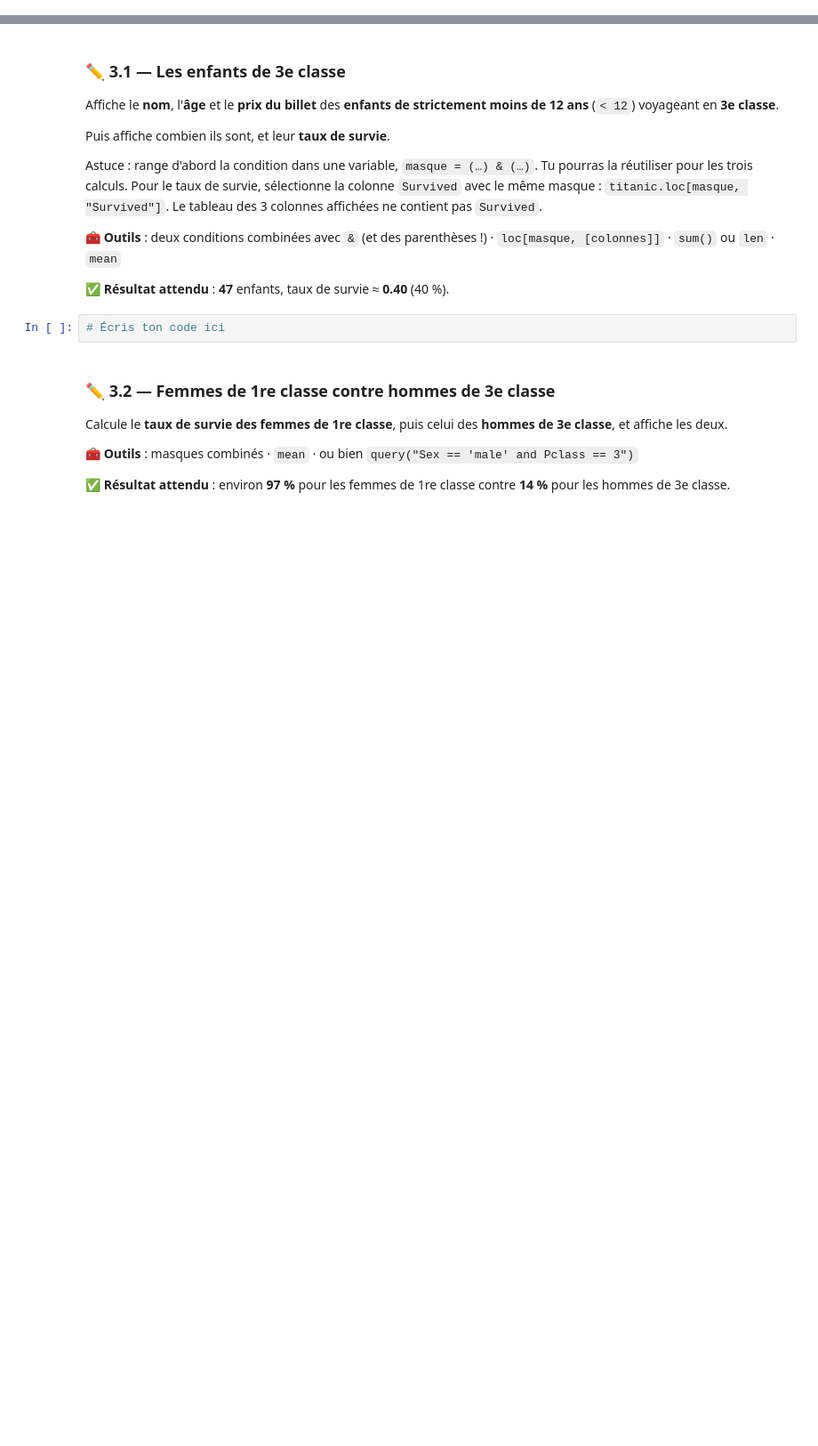
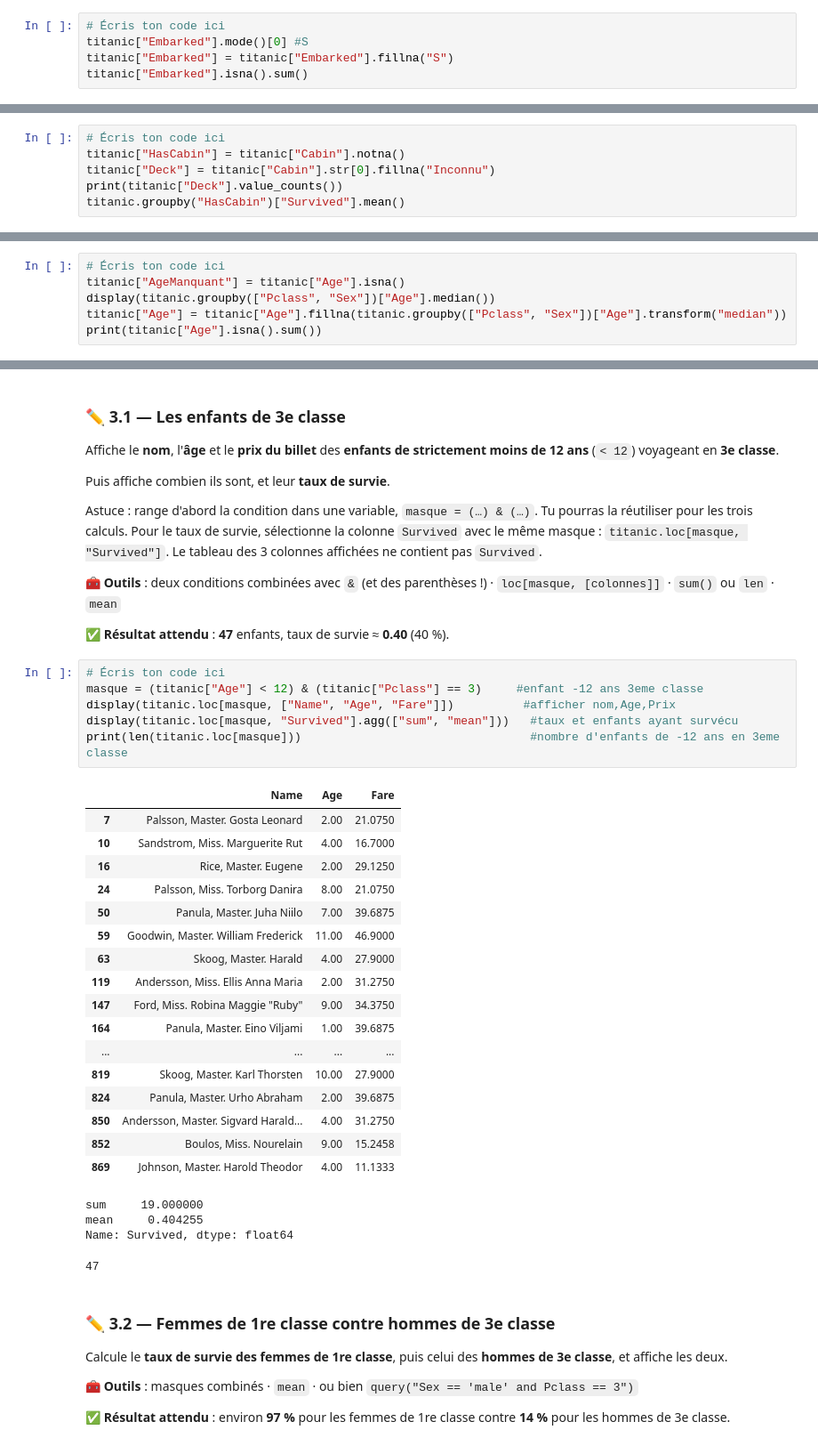
Before and after one commit to diaadk/Brief_fleur, a Jupyter notebook: 2_adapter_pandas_titanic.ipynb, the cells around one changed output, grey strips where cells are left out. Shown at 89% size. Saved outputs shown, nothing was run; the diff lists cells and outputs as text; blank space fills up the shorter version.

```diff
--- a/2_adapter_pandas_titanic.ipynb
+++ b/2_adapter_pandas_titanic.ipynb
@@ -187,0 +210,5 @@ Dans `Embarked`, il ne manque que 2 valeurs. Remplace-les par le **port le plus
+# %%
+# Écris ton code ici
+titanic["Embarked"].mode()[0] #S
+titanic["Embarked"] = titanic["Embarked"].fillna("S")
+titanic["Embarked"].isna().sum()
@@ -202,0 +228,6 @@ Dans `Embarked`, il ne manque que 2 valeurs. Remplace-les par le **port le plus
+# %%
+# Écris ton code ici
+titanic["HasCabin"] = titanic["Cabin"].notna()
+titanic["Deck"] = titanic["Cabin"].str[0].fillna("Inconnu")
+print(titanic["Deck"].value_counts())
+titanic.groupby("HasCabin")["Survived"].mean()
@@ -220,0 +268,6 @@ Dans `Embarked`, il ne manque que 2 valeurs. Remplace-les par le **port le plus
+# %%
+# Écris ton code ici
+titanic["AgeManquant"] = titanic["Age"].isna()
+display(titanic.groupby(["Pclass", "Sex"])["Age"].median())
+titanic["Age"] = titanic["Age"].fillna(titanic.groupby(["Pclass", "Sex"])["Age"].transform("median"))
+print(titanic["Age"].isna().sum())
@@ -232,8 +295,34 @@ Astuce : range d'abord la condition dans une variable, `masque = (…) & (…)`.
 🧰 **Outils** : deux conditions combinées avec `&` (et des parenthèses !) · `loc[masque, [colonnes]]` · `sum()` ou `len` · `mean`
 
 ✅ **Résultat attendu** : **47** enfants, taux de survie ≈ **0.40** (40 %).
-# %%
-# Écris ton code ici
+# %%
+# Écris ton code ici
+masque = (titanic["Age"] < 12) & (titanic["Pclass"] == 3)     #enfant -12 ans 3eme classe
+display(titanic.loc[masque, ["Name", "Age", "Fare"]])          #afficher nom,Age,Prix
+display(titanic.loc[masque, "Survived"].agg(["sum", "mean"]))   #taux et enfants ayant survécu
+print(len(titanic.loc[masque]))                                 #nombre d'enfants de -12 ans en 3eme classe
+# %% [output]
+|  | Name | Age | Fare |
+| 7 | Palsson, Master. Gosta Leonard | 2.00 | 21.0750 |
+| 10 | Sandstrom, Miss. Marguerite Rut | 4.00 | 16.7000 |
+| 16 | Rice, Master. Eugene | 2.00 | 29.1250 |
+| 24 | Palsson, Miss. Torborg Danira | 8.00 | 21.0750 |
+| 50 | Panula, Master. Juha Niilo | 7.00 | 39.6875 |
+| 59 | Goodwin, Master. William Frederick | 11.00 | 46.9000 |
+| 63 | Skoog, Master. Harald | 4.00 | 27.9000 |
+| 119 | Andersson, Miss. Ellis Anna Maria | 2.00 | 31.2750 |
+| 147 | Ford, Miss. Robina Maggie "Ruby" | 9.00 | 34.3750 |
+| 164 | Panula, Master. Eino Viljami | 1.00 | 39.6875 |
+| ... | ... | ... | ... |
+| 819 | Skoog, Master. Karl Thorsten | 10.00 | 27.9000 |
+| 824 | Panula, Master. Urho Abraham | 2.00 | 39.6875 |
+| 850 | Andersson, Master. Sigvard Harald... | 4.00 | 31.2750 |
+| 852 | Boulos, Miss. Nourelain | 9.00 | 15.2458 |
+| 869 | Johnson, Master. Harold Theodor | 4.00 | 11.1333 |
+sum     19.000000
+mean     0.404255
+Name: Survived, dtype: float64
+47
 # %% [markdown]
 ### ✏️ 3.2 — Femmes de 1re classe contre hommes de 3e classe
 
```
Also changed, not shown: parts of 60 cells of this notebook, 2 other files.
